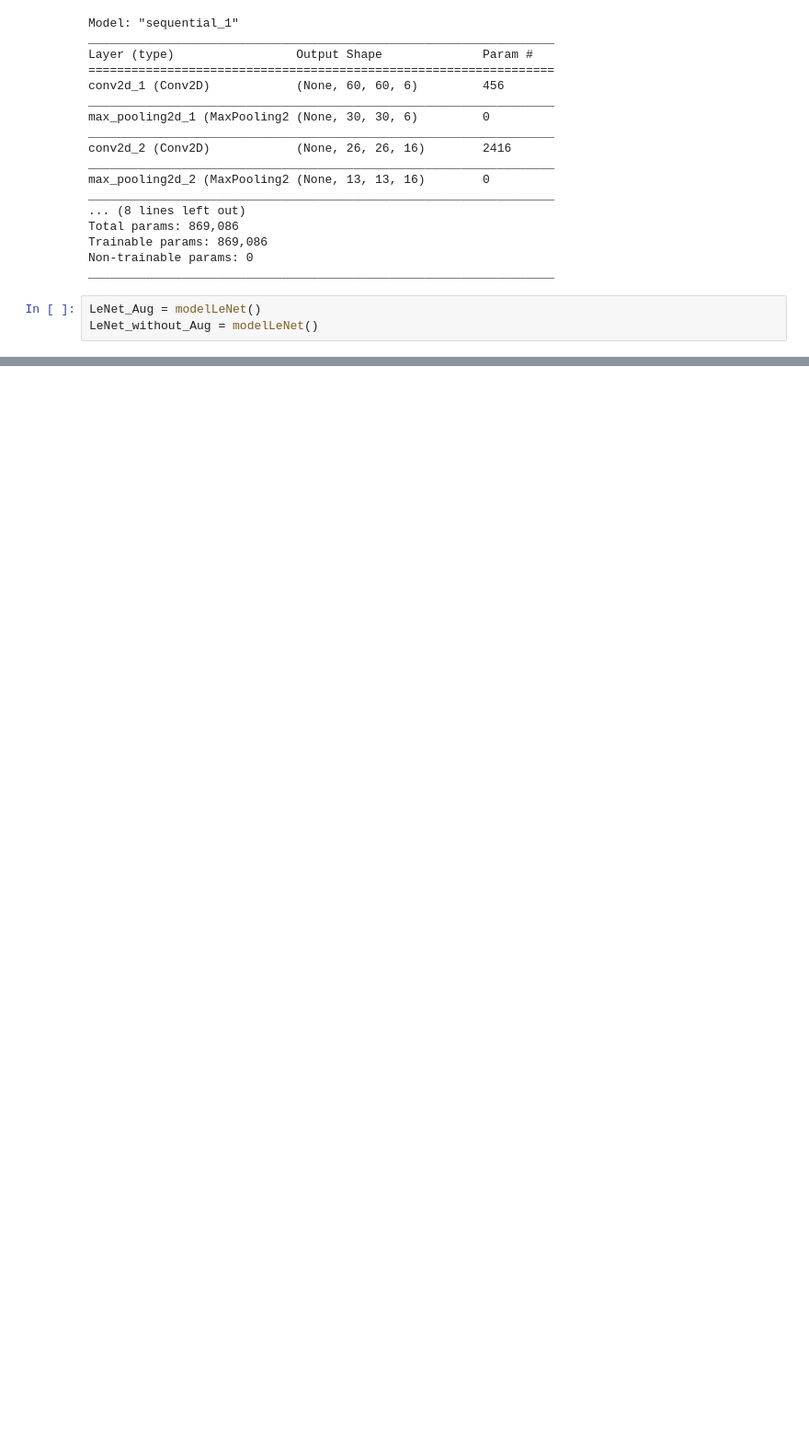
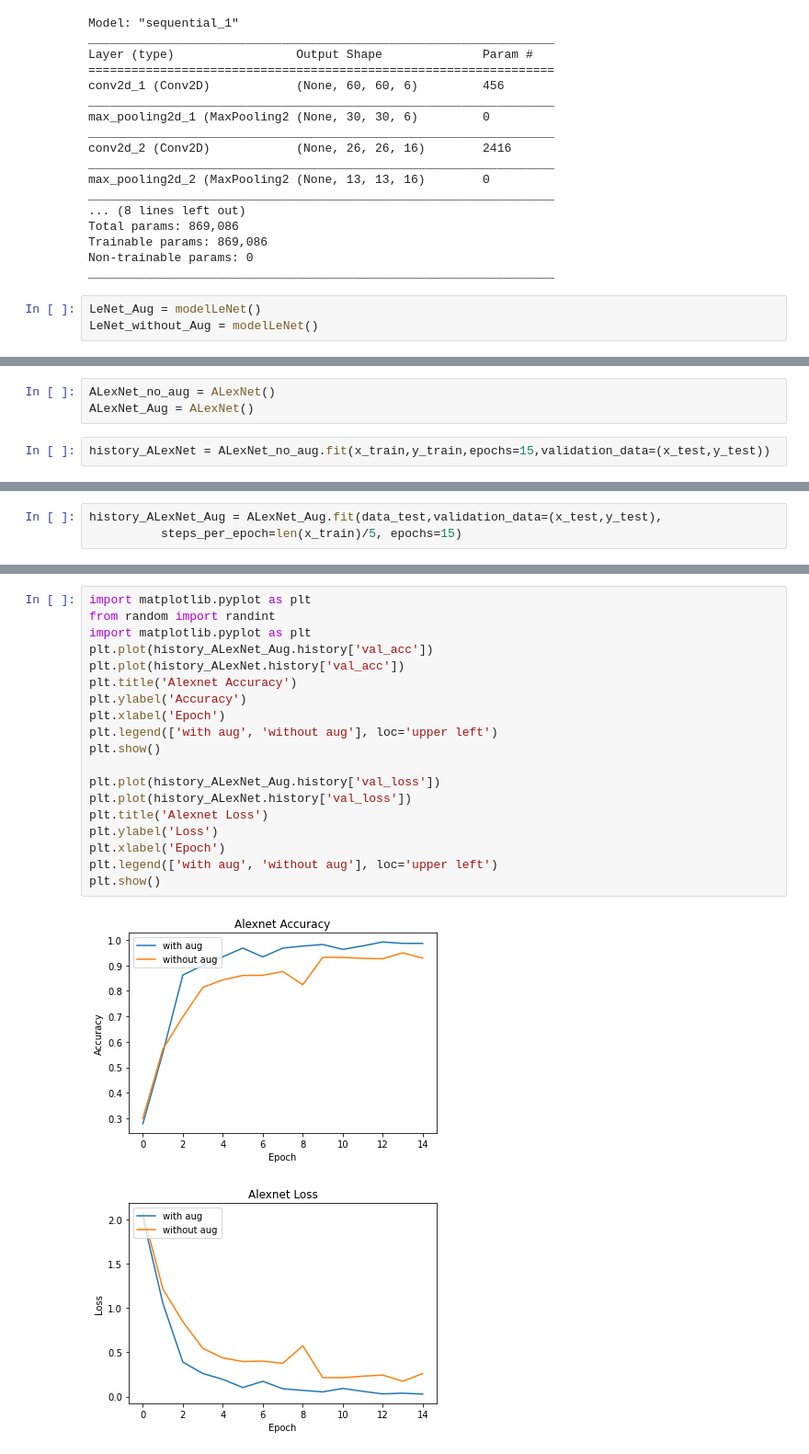
Before and after one commit to ridhomujizat/AksaraSundaCNN, a Jupyter notebook: Skripsi.ipynb, the cells around one changed output, grey strips where cells are left out. Shown at 92% size. Cells and saved outputs as stored; diff of their text form; blank space fills up the shorter version.

```diff
--- a/Skripsi.ipynb
+++ b/Skripsi.ipynb
@@ -292,0 +285,5 @@ Akurasi yang didapat 0.981 %
+# %%
+ALexNet_no_aug = ALexNet()
+ALexNet_Aug = ALexNet()
+# %%
+history_ALexNet = ALexNet_no_aug.fit(x_train,y_train,epochs=15,validation_data=(x_test,y_test))
@@ -292,0 +308,3 @@ Akurasi yang didapat 0.981 %
+# %%
+history_ALexNet_Aug = ALexNet_Aug.fit(data_test,validation_data=(x_test,y_test),
+          steps_per_epoch=len(x_train)/5, epochs=15)
@@ -292,0 +329,22 @@ Akurasi yang didapat 0.981 %
+# %%
+import matplotlib.pyplot as plt
+from random import randint
+import matplotlib.pyplot as plt
+plt.plot(history_ALexNet_Aug.history['val_acc'])
+plt.plot(history_ALexNet.history['val_acc'])
+plt.title('Alexnet Accuracy')
+plt.ylabel('Accuracy')
+plt.xlabel('Epoch')
+plt.legend(['with aug', 'without aug'], loc='upper left')
+plt.show()
+
+plt.plot(history_ALexNet_Aug.history['val_loss'])
+plt.plot(history_ALexNet.history['val_loss'])
+plt.title('Alexnet Loss')
+plt.ylabel('Loss')
+plt.xlabel('Epoch')
+plt.legend(['with aug', 'without aug'], loc='upper left')
+plt.show()
+# %% [output]
+[figure, added]
+[figure, added]
```
Also changed, not shown: parts of 33 cells of this notebook, 1 other file.
